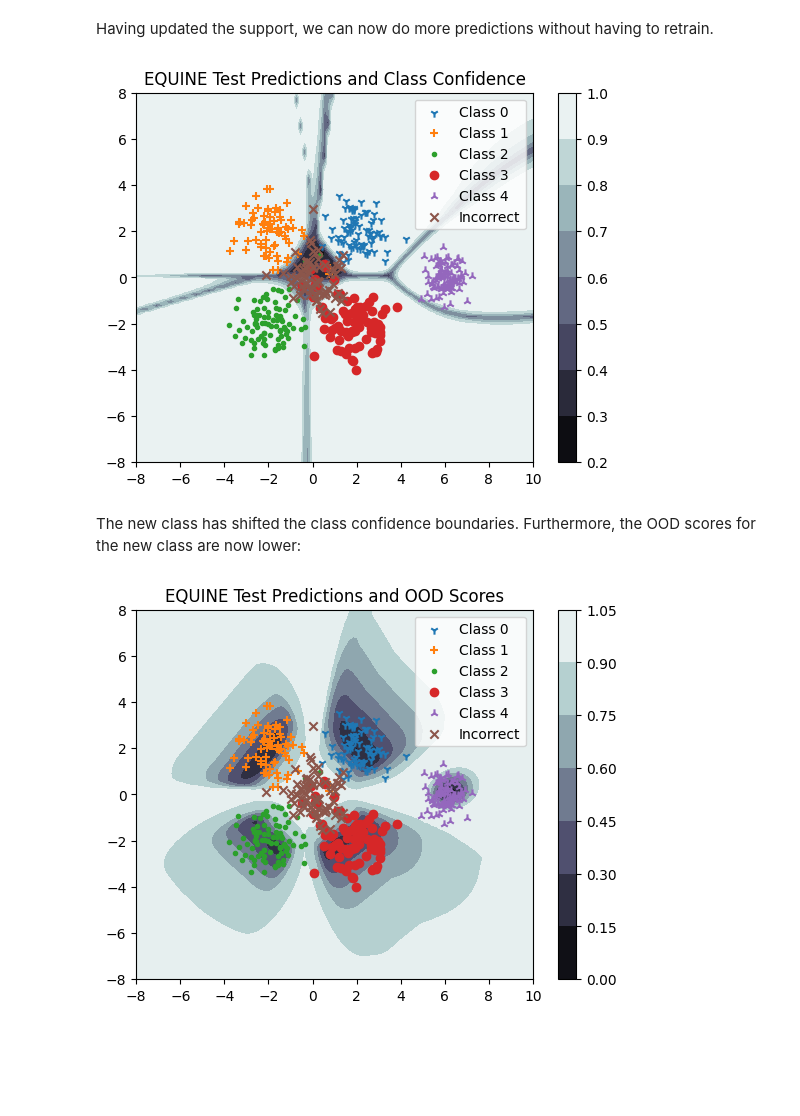
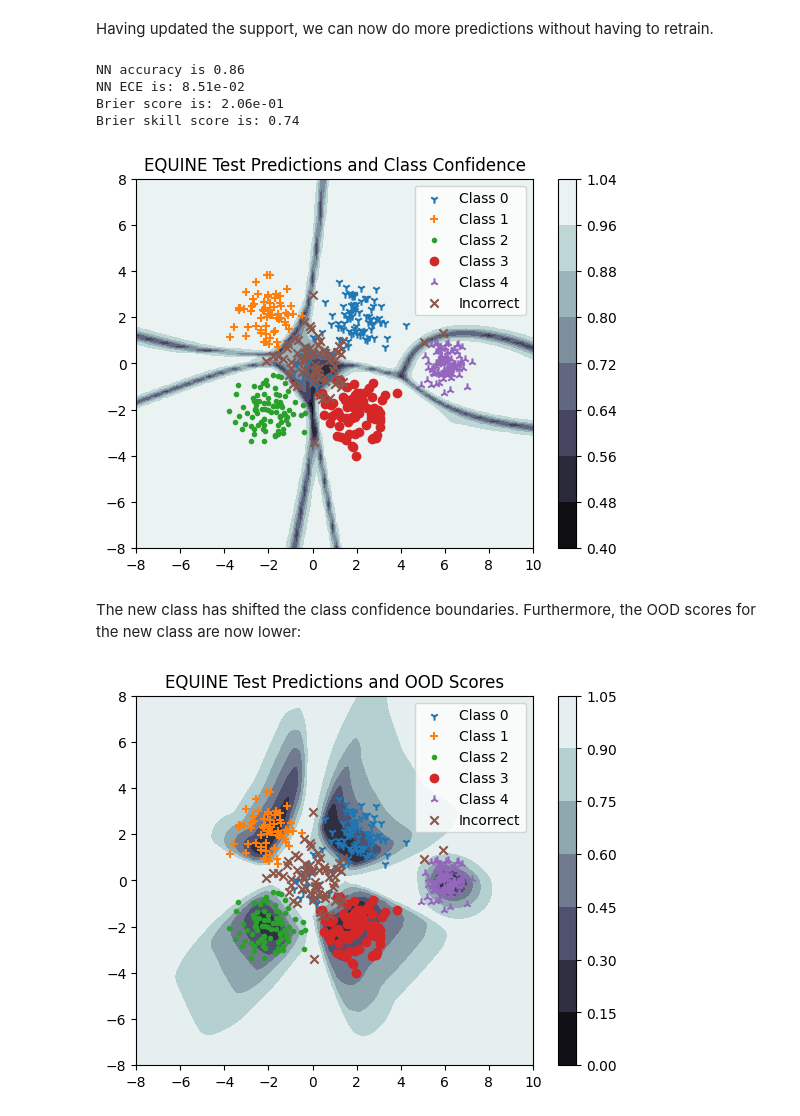
Before and after one commit to mit-ll-responsible-ai/equine, a Jupyter notebook: docs/example_notebooks/toy_example_EquineProtonet.ipynb, the cells around one changed output. Drawn from its saved outputs; the diff is of its cells as text; code cells hidden in the pictures; blank space fills up the shorter version.

```diff
--- a/docs/example_notebooks/toy_example_EquineProtonet.ipynb
+++ b/docs/example_notebooks/toy_example_EquineProtonet.ipynb
@@ -41,8 +46,8 @@ y_list[(n_samples*4//5):] = rng.integers(4, size=n_samples//5)
 X = torch.FloatTensor(x_list)
 Y = torch.tensor(y_list)
 
-dataset = torch.utils.data.TensorDataset(X,Y)
-trainset, testset = torch.utils.data.random_split(dataset, [0.8, 0.2],
+dataset = TensorDataset(X,Y)
+trainset, testset = random_split(dataset, [0.8, 0.2],
                     generator=torch.Generator().manual_seed(52))
 train_x = trainset.dataset.tensors[0][trainset.indices]
 train_y = trainset.dataset.tensors[1][trainset.indices]
@@ -89,7 +94,7 @@ vanilla_nn = EmbeddingModel()
 loss_fn = torch.nn.CrossEntropyLoss()
 optimizer = torch.optim.Adam(vanilla_nn.parameters())
 
-trainloader = torch.utils.data.DataLoader(trainset,batch_size=50,shuffle=True)
+trainloader = DataLoader(trainset,batch_size=50,shuffle=True)
 
 vanilla_nn.train()
 for epoch in range(100):
@@ -214,14 +219,14 @@ embedding_layers = all_layers[0][:-1] # Remove the last layer
 embedding_model = torch.nn.Sequential(*embedding_layers) # Rebuild the NN
 
 # Create the EQUINE model, support examples, and pointers to those examples
-model = eq.EquineProtonet(embedding_model, emb_out_dim=16)
+model = eq.EquineProtonet(embedding_model, emb_out_dim=16, use_temperature=True)
 #model = eq.EquineProtonet(EmbeddingModel(), emb_out_dim=4) # Uncomment to restart "from scratch"
 # %% [markdown]
 ### Retrain or fine-tune EQUINE model with episodic training
 
 To train a model, we use `train_episodes`, which has options explained below.
 # %%
-model.train_model(torch.utils.data.TensorDataset(train_x,train_y),
+_ = model.train_model(TensorDataset(train_x,train_y),
                     way=4,             # Number of classes to train each episode
                     support_size=20,           # Number of support examples per class each episode
                     num_episodes=1000, # Number of episodes (like epochs)
@@ -334,15 +355,20 @@ Having updated the support, we can now do more predictions without having to ret
 # %%
 proto_results=model.predict(ood_test_x)
 yhat = proto_results.classes
 proto_grid_results = model.predict(Xs)
 y_conf = torch.max(proto_grid_results.classes,1).values.detach()
+print_metrics(yhat, ood_test_y, num_classes=5)
 display_2d_test_and_confidence(yhat, ood_test_x, ood_test_y, Xt, Yt, y_conf, "EQUINE Test Predictions and Class Confidence", num_classes=5)
 # %% [output]
+NN accuracy is 0.86
+NN ECE is: 8.51e-02
+Brier score is: 2.06e-01
+Brier skill score is: 0.74
-[figure, old version]
+[figure, new version]
 # %% [markdown]
 The new class has shifted the class confidence boundaries. Furthermore, the OOD scores for the new class are now lower:
 # %%
 y_ood  = torch.FloatTensor(proto_grid_results.ood_scores)
 display_2d_test_and_confidence(yhat, ood_test_x, ood_test_y, Xt, Yt, y_ood, "EQUINE Test Predictions and OOD Scores",num_classes=5)
 # %% [output]
-[figure, old version]
+[figure, new version]
```
Also changed, not shown: parts of 9 cells of this notebook, 4 other files.
